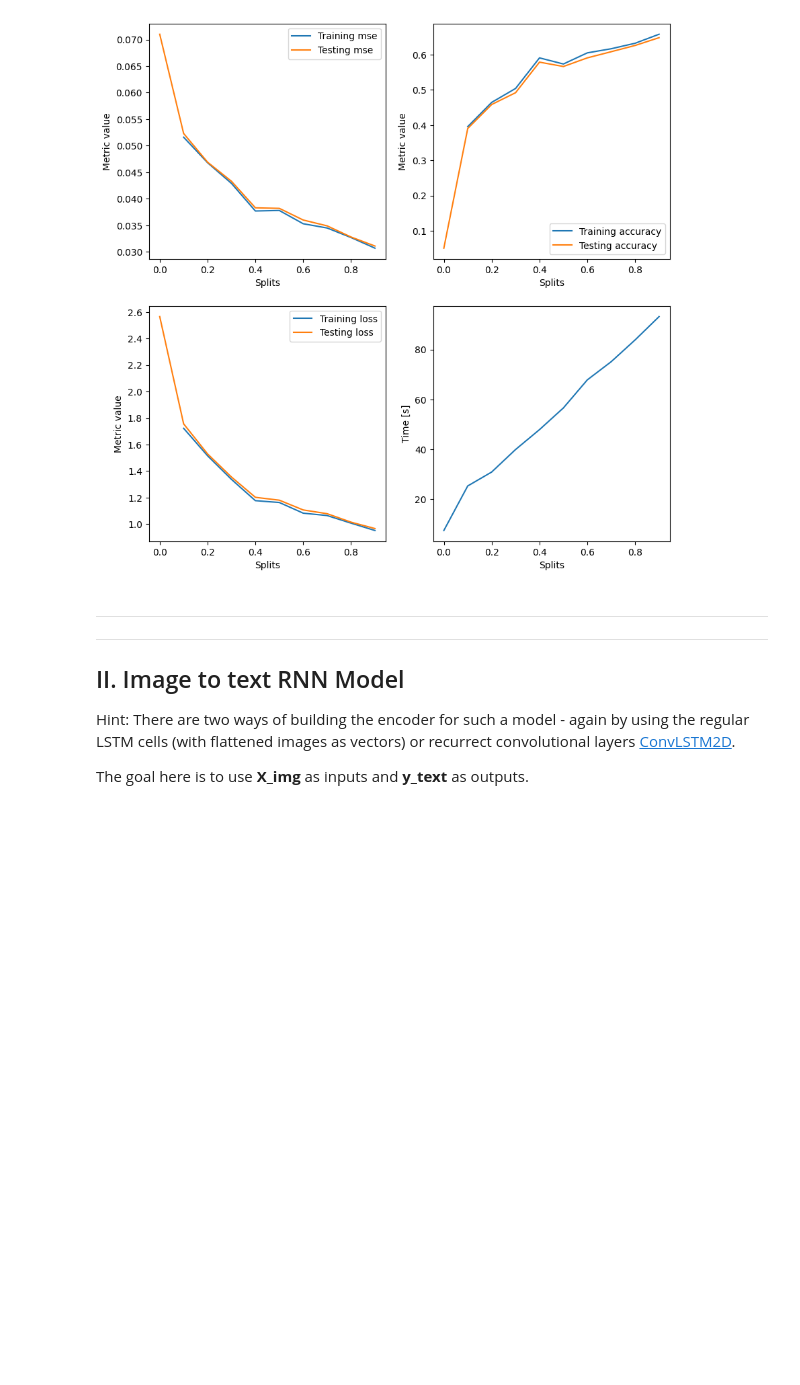
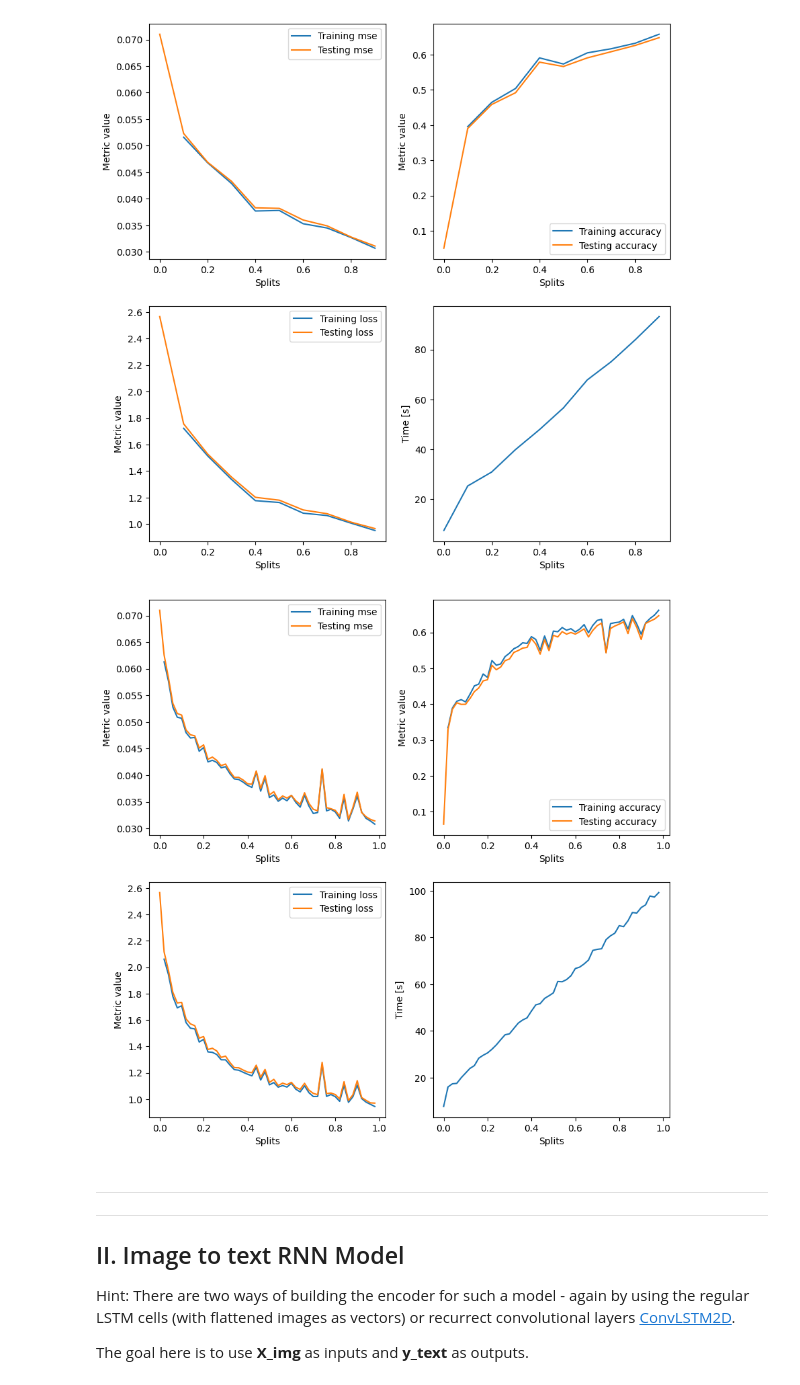
Before and after one commit to Spijkerberg/IDL-A2, a Jupyter notebook: individual_solns/A2_menno.ipynb, the cells around one changed output. Cells and saved outputs as stored; diff of their text form; code cells hidden in the pictures; blank space fills up the shorter version.

```diff
--- a/individual_solns/A2_menno.ipynb
+++ b/individual_solns/A2_menno.ipynb
@@ -467,6 +507,84 @@ time_plot.set_ylabel('Time [s]')
 plt.show()
 # %% [output]
 [figure]
+# %%
+
+data = np.array([
+[0.0, 	np.nan, 	np.nan, 	np.nan, 	2.5651, 	0.0654, 	0.071, 	7.628],
+[0.02, 	2.061, 	0.3342, 	0.0613, 	2.116, 	0.3291, 	0.0626, 	15.998],
+[0.04, 	1.9442, 	0.3892, 	0.0577, 	1.9749, 	0.3857, 	0.0583, 	17.352],
+[0.06, 	1.778, 	0.4081, 	0.0528, 	1.8094, 	0.4041, 	0.0535, 	17.532],
+[0.08, 	1.6922, 	0.4127, 	0.0509, 	1.7291, 	0.3995, 	0.0516, 	19.940],
+[0.1, 	1.7074, 	0.4063, 	0.0507, 	1.7334, 	0.3997, 	0.0513, 	21.939],
+[0.12, 	1.5803, 	0.4276, 	0.048, 	1.6081, 	0.4158, 	0.0485, 	23.949],
+[0.14, 	1.5378, 	0.451, 	0.047, 	1.5706, 	0.4349, 	0.0476, 	25.113],
+[0.16, 	1.5323, 	0.4561, 	0.0471, 	1.5567, 	0.4452, 	0.0474, 	28.297],
+[0.18, 	1.4327, 	0.4844, 	0.0445, 	1.4626, 	0.465, 	0.0451, 	29.558],
+[0.2, 	1.4534, 	0.4746, 	0.0452, 	1.4745, 	0.4682, 	0.0457, 	30.557],
+[0.22, 	1.3581, 	0.5217, 	0.0425, 	1.3765, 	0.5084, 	0.043, 	32.126],
+[0.24, 	1.3547, 	0.5087, 	0.0428, 	1.3856, 	0.4961, 	0.0434, 	33.988],
+[0.26, 	1.3385, 	0.5123, 	0.0424, 	1.3655, 	0.5037, 	0.0428, 	36.207],
+[0.28, 	1.2985, 	0.5327, 	0.0414, 	1.3164, 	0.5214, 	0.0418, 	38.326],
+[0.3, 	1.2982, 	0.5423, 	0.0416, 	1.3262, 	0.5261, 	0.0421, 	38.753],
+[0.32, 	1.2592, 	0.5547, 	0.0403, 	1.2777, 	0.5443, 	0.0407, 	41.046],
+[0.34, 	1.2238, 	0.5607, 	0.0393, 	1.2392, 	0.5497, 	0.0396, 	43.313],
+[0.36, 	1.2196, 	0.5713, 	0.0392, 	1.238, 	0.5564, 	0.0396, 	44.655],
+[0.38, 	1.204, 	0.5694, 	0.0387, 	1.221, 	0.5583, 	0.0391, 	45.569],
+[0.4, 	1.1896, 	0.5882, 	0.0381, 	1.2058, 	0.5826, 	0.0384, 	48.460],
+[0.42, 	1.1767, 	0.5807, 	0.0377, 	1.2008, 	0.5678, 	0.0383, 	51.143],
+[0.44, 	1.2421, 	0.5504, 	0.0406, 	1.2577, 	0.5396, 	0.0408, 	51.661],
+[0.46, 	1.1451, 	0.5904, 	0.037, 	1.1656, 	0.5801, 	0.0375, 	53.884],
+[0.48, 	1.2091, 	0.5565, 	0.0395, 	1.2256, 	0.5494, 	0.0399, 	55.022],
+[0.5, 	1.1086, 	0.6039, 	0.0358, 	1.1269, 	0.5921, 	0.0363, 	56.268],
+[0.52, 	1.1257, 	0.602, 	0.0363, 	1.1502, 	0.5875, 	0.0369, 	61.128],
+[0.54, 	1.0911, 	0.6138, 	0.0351, 	1.1035, 	0.6023, 	0.0354, 	61.010],
+[0.56, 	1.103, 	0.6064, 	0.0357, 	1.1213, 	0.5954, 	0.0361, 	61.943],
+[0.58, 	1.0916, 	0.6105, 	0.0352, 	1.1104, 	0.5999, 	0.0357, 	63.568],
+[0.6, 	1.1203, 	0.6016, 	0.0362, 	1.1273, 	0.5955, 	0.0362, 	66.673],
+[0.62, 	1.0758, 	0.6094, 	0.0349, 	1.0897, 	0.6021, 	0.0352, 	67.289],
+[0.64, 	1.0551, 	0.622, 	0.034, 	1.0746, 	0.6103, 	0.0345, 	68.645],
+[0.66, 	1.1009, 	0.5992, 	0.0362, 	1.1201, 	0.5875, 	0.0367, 	70.295],
+[0.68, 	1.0489, 	0.6201, 	0.0342, 	1.0683, 	0.6061, 	0.0347, 	74.444],
+[0.7, 	1.0199, 	0.6338, 	0.0328, 	1.0435, 	0.6192, 	0.0336, 	74.890],
+[0.72, 	1.0208, 	0.6367, 	0.033, 	1.0344, 	0.6261, 	0.0333, 	75.151],
+[0.74, 	1.2603, 	0.545, 	0.041, 	1.2782, 	0.5431, 	0.0412, 	79.038],
+[0.76, 	1.0208, 	0.6247, 	0.0333, 	1.0421, 	0.6111, 	0.0339, 	80.669],
+[0.78, 	1.0352, 	0.6273, 	0.0336, 	1.0463, 	0.618, 	0.0337, 	81.803],
+[0.8, 	1.0189, 	0.6289, 	0.0331, 	1.0352, 	0.6233, 	0.0334, 	85.019],
+[0.82, 	0.9838, 	0.6367, 	0.0319, 	1.002, 	0.6296, 	0.0323, 	84.593],
+[0.84, 	1.1054, 	0.6097, 	0.0357, 	1.1327, 	0.597, 	0.0364, 	87.112],
+[0.86, 	0.9759, 	0.647, 	0.0314, 	0.9897, 	0.6386, 	0.0317, 	90.649],
+[0.88, 	1.0179, 	0.6238, 	0.0336, 	1.0322, 	0.614, 	0.0339, 	90.419],
+[0.9, 	1.107, 	0.5949, 	0.0361, 	1.1396, 	0.5805, 	0.0368, 	92.757],
+[0.92, 	1.0049, 	0.6264, 	0.0331, 	1.0127, 	0.6252, 	0.033, 	93.917],
+[0.94, 	0.9777, 	0.6388, 	0.0319, 	0.9911, 	0.6314, 	0.0322, 	97.709],
+[0.96, 	0.9613, 	0.6482, 	0.0314, 	0.9719, 	0.6371, 	0.0317, 	97.252],
+[0.98, 	0.9444, 	0.662, 	0.0308, 	0.9699, 	0.6467, 	0.0314, 	99.168],
+]).T
+
+fig, ((mse_plot, acc_plot), (loss_plot, time_plot)) = plt.subplots(2, 2, figsize=(10,10))
+mse_plot.plot(data[0], data[3], label='Training mse')
+mse_plot.plot(data[0], data[6], label='Testing mse')
+mse_plot.set_xlabel('Splits')
+mse_plot.set_ylabel('Metric value')
+mse_plot.legend()
+acc_plot.plot(data[0], data[2], label='Training accuracy')
+acc_plot.plot(data[0], data[5], label='Testing accuracy')
+acc_plot.set_xlabel('Splits')
+acc_plot.set_ylabel('Metric value')
+acc_plot.legend()
+loss_plot.plot(data[0], data[1], label='Training loss')
+loss_plot.plot(data[0], data[4], label='Testing loss')
+loss_plot.set_xlabel('Splits')
+loss_plot.set_ylabel('Metric value')
+loss_plot.legend()
+time_plot.plot(data[0], data[7])
+time_plot.set_xlabel('Splits')
+time_plot.set_ylabel('Time [s]')
+
+plt.show()
+# %% [output]
+[figure, added]
 # %% [markdown]
 
 ---
```
Also changed, not shown: parts of 3 cells of this notebook.
